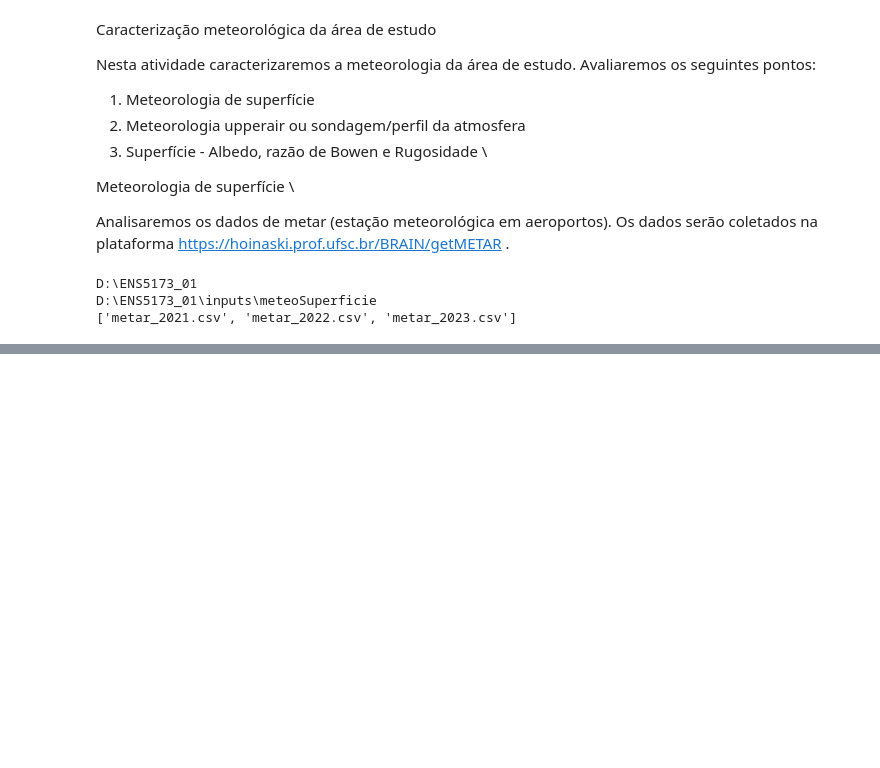
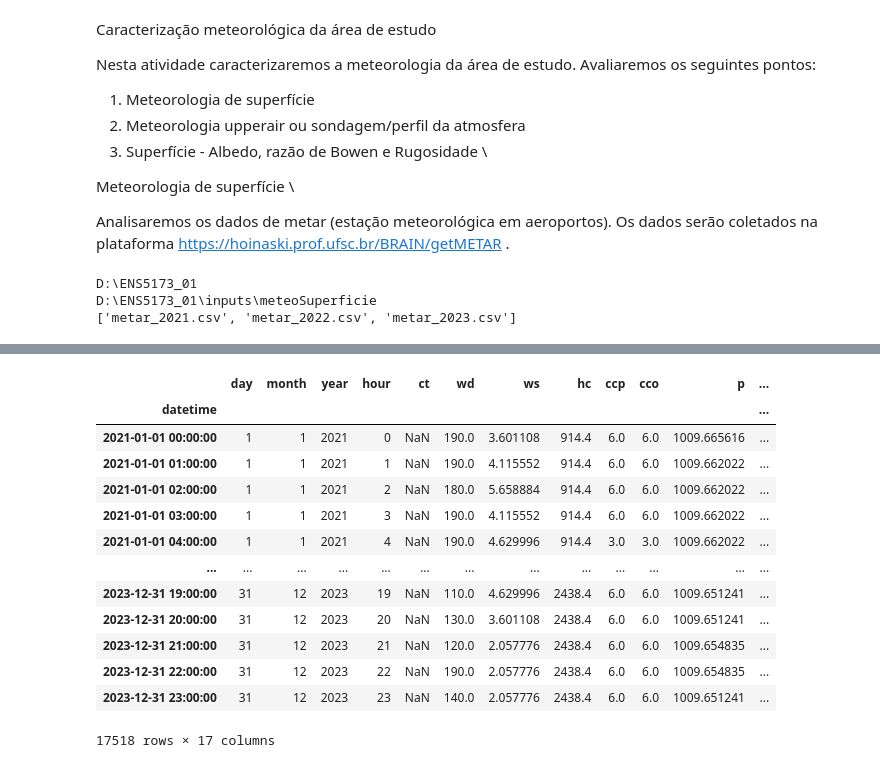
Before and after one commit to muriell-b/ENS5173_01, a Jupyter notebook: Atividade02.ipynb, the cells around one changed output, grey strips where cells are left out. Saved outputs shown, nothing was run; the diff lists cells and outputs as text; code cells hidden in the pictures; blank space fills up the shorter version.

```diff
--- a/Atividade02.ipynb
+++ b/Atividade02.ipynb
@@ -31,0 +64,10 @@ D:\ENS5173_01\inputs\meteoSuperficie
+# %%
+# Criar uma coluna com Datetime dos dados
+
+# Criar uma coluna de data e hora combinando as colunas separadas
+metSuperficie['datetime'] = pd.to_datetime(metSuperficie[['year', 'month', 'day', 'hour']])
+print(metSuperficie['datetime'])
+
+# Definido a coluna de datetime como índice da matriz
+metSuperficie.set_index(metSuperficie['datetime'])
+# %% [output]
@@ -31,0 +87,14 @@ D:\ENS5173_01\inputs\meteoSuperficie
+|  | day | month | year | hour | ct | wd | ws | hc | ccp | cco | p | ... |
+| datetime |  |  |  |  |  |  |  |  |  |  |  | ... |
+| 2021-01-01 00:00:00 | 1 | 1 | 2021 | 0 | NaN | 190.0 | 3.601108 | 914.4 | 6.0 | 6.0 | 1009.665616 | ... |
+| 2021-01-01 01:00:00 | 1 | 1 | 2021 | 1 | NaN | 190.0 | 4.115552 | 914.4 | 6.0 | 6.0 | 1009.662022 | ... |
+| 2021-01-01 02:00:00 | 1 | 1 | 2021 | 2 | NaN | 180.0 | 5.658884 | 914.4 | 6.0 | 6.0 | 1009.662022 | ... |
+| 2021-01-01 03:00:00 | 1 | 1 | 2021 | 3 | NaN | 190.0 | 4.115552 | 914.4 | 6.0 | 6.0 | 1009.662022 | ... |
+| 2021-01-01 04:00:00 | 1 | 1 | 2021 | 4 | NaN | 190.0 | 4.629996 | 914.4 | 3.0 | 3.0 | 1009.662022 | ... |
+| ... | ... | ... | ... | ... | ... | ... | ... | ... | ... | ... | ... | ... |
+| 2023-12-31 19:00:00 | 31 | 12 | 2023 | 19 | NaN | 110.0 | 4.629996 | 2438.4 | 6.0 | 6.0 | 1009.651241 | ... |
+| 2023-12-31 20:00:00 | 31 | 12 | 2023 | 20 | NaN | 130.0 | 3.601108 | 2438.4 | 6.0 | 6.0 | 1009.651241 | ... |
+| 2023-12-31 21:00:00 | 31 | 12 | 2023 | 21 | NaN | 120.0 | 2.057776 | 2438.4 | 6.0 | 6.0 | 1009.654835 | ... |
+| 2023-12-31 22:00:00 | 31 | 12 | 2023 | 22 | NaN | 190.0 | 2.057776 | 2438.4 | 6.0 | 6.0 | 1009.654835 | ... |
+| 2023-12-31 23:00:00 | 31 | 12 | 2023 | 23 | NaN | 140.0 | 2.057776 | 2438.4 | 6.0 | 6.0 | 1009.651241 | ... |
+17518 rows × 17 columns
```
Also changed, not shown: parts of 4 cells of this notebook.
